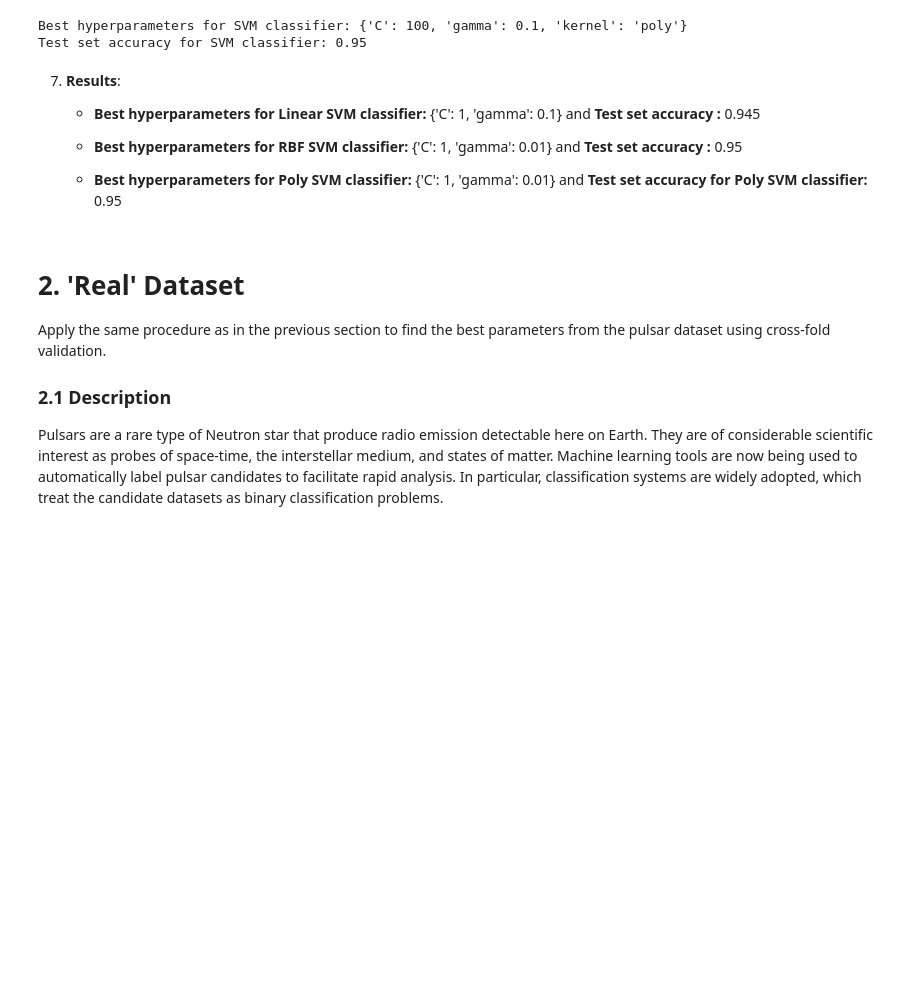
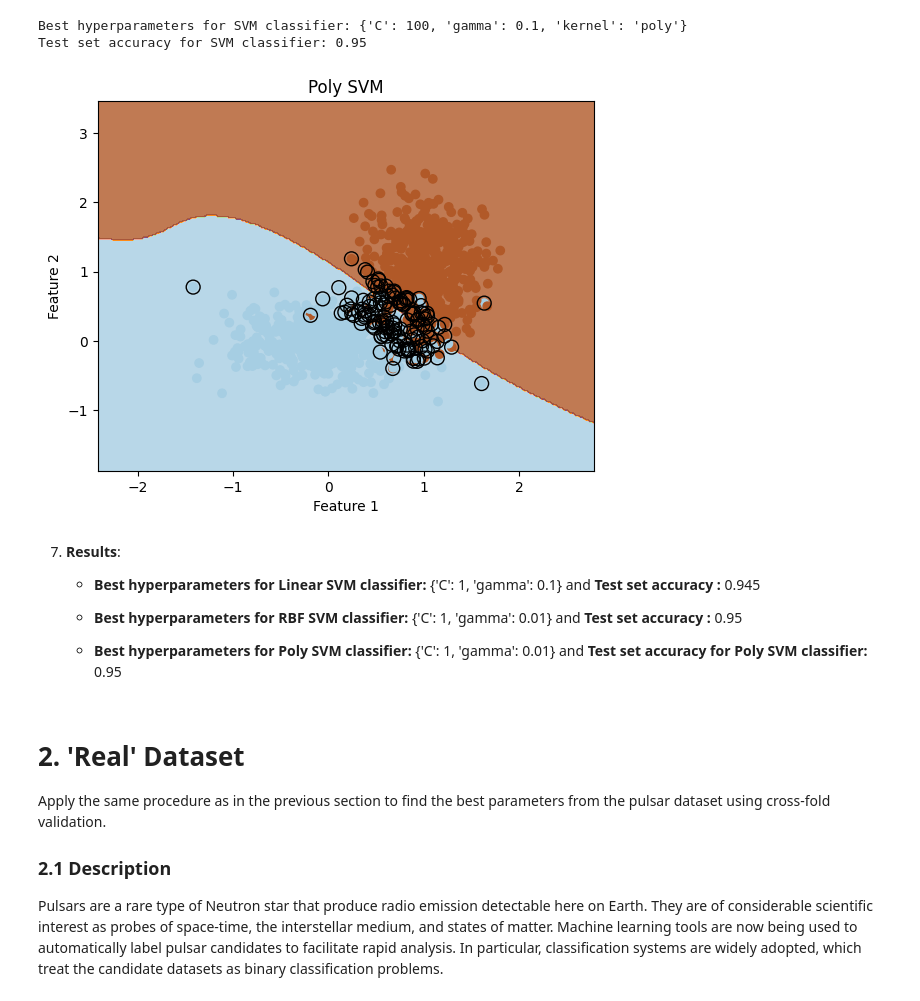
Before and after one commit to Amrithya/Classification-of-Forest-Cover-Types-using-SVM, a Jupyter notebook: partOne/partOne.ipynb, the cells around one changed output. Drawn from its saved outputs; the diff is of its cells as text; code cells hidden in the pictures; blank space fills up the shorter version.

```diff
--- a/partOne/partOne.ipynb
+++ b/partOne/partOne.ipynb
@@ -224,19 +219,23 @@ Test set accuracy for SVM classifier: 0.95
 # %%
 h = 0.02
 x_min, x_max = X[:, 0].min() - 1, X[:, 0].max() + 1
 y_min, y_max = X[:, 1].min() - 1, X[:, 1].max() + 1
 xx, yy = np.meshgrid(np.arange(x_min, x_max, h),
                          np.arange(y_min, y_max, h))
 
 Z = best_svm.predict(np.c_[xx.ravel(), yy.ravel()])
 Z = Z.reshape(xx.shape)
 
 plt.contourf(xx, yy, Z, cmap=plt.cm.Paired, alpha=0.8)
 plt.scatter(X[:, 0], X[:, 1], c=y, cmap=plt.cm.Paired)
+plt.scatter(best_svm.support_vectors_[:, 0], best_svm.support_vectors_[:, 1], s=100,
+                facecolors='none', edgecolors='k', label='Support Vectors')
 plt.xlabel('Feature 1')
 plt.ylabel('Feature 2')
-plt.title('Linear SVM')
+plt.title('Poly SVM')
 plt.show()
+# %% [output]
+[figure, added]
 # %% [markdown]
 7. **Results**:
    - **Best hyperparameters for Linear SVM classifier:** {'C': 1, 'gamma': 0.1} and **Test set accuracy :** 0.945
```
Also changed, not shown: parts of 2 cells of this notebook.
